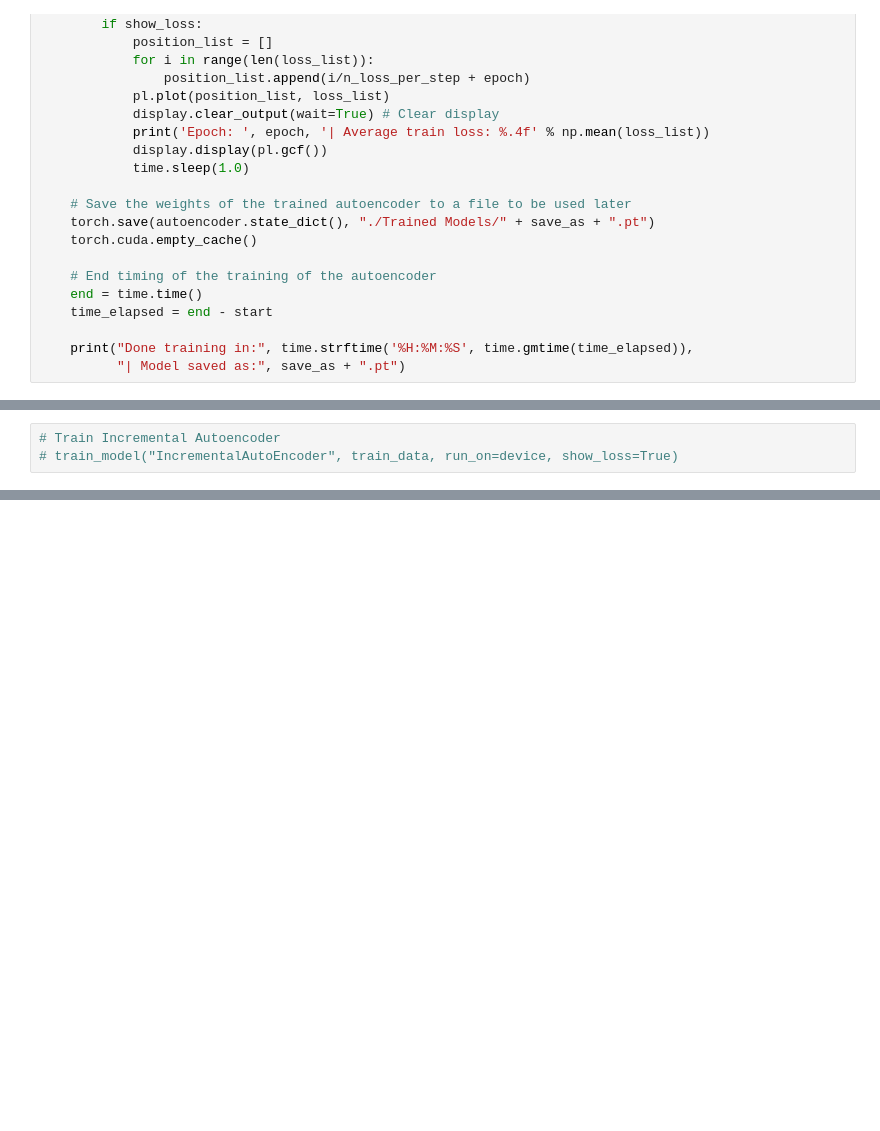
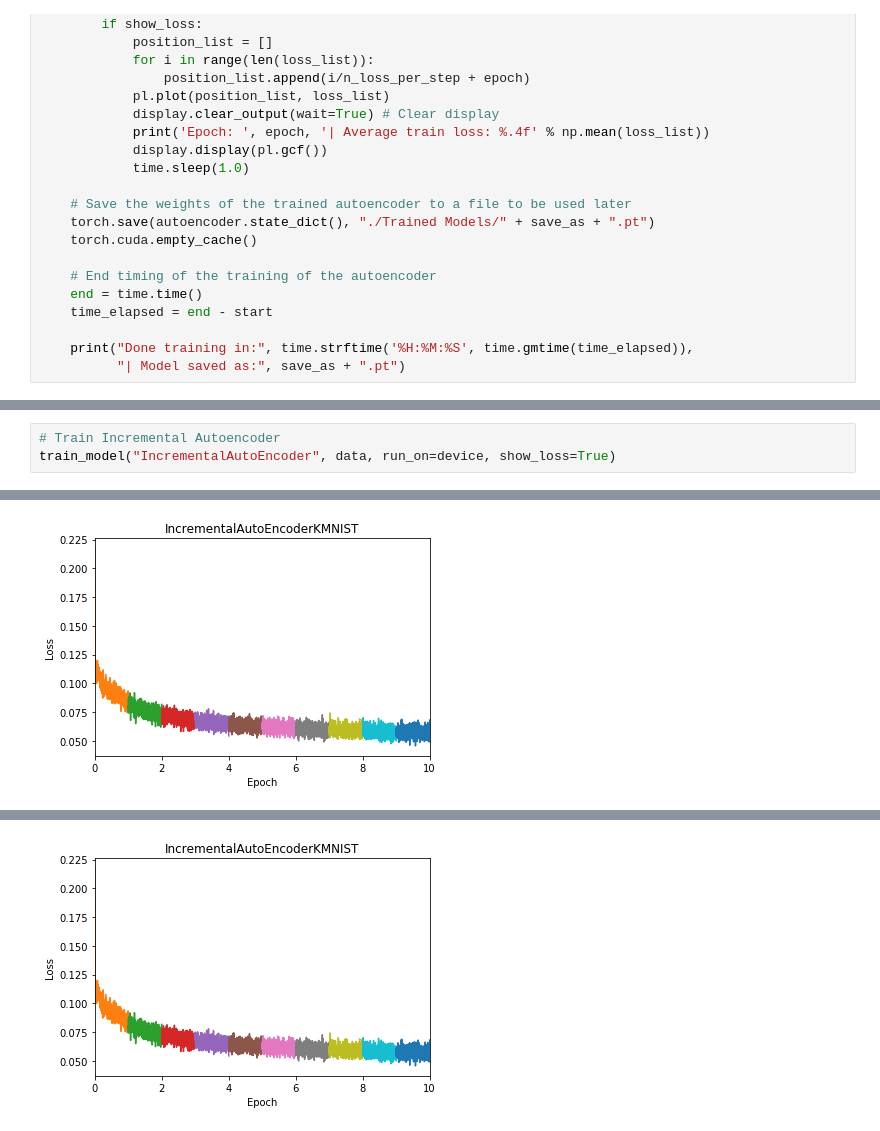
Before and after one commit to stefanklut/neural-image-compression, a Jupyter notebook: Incremental Autoencoder (Stefan)/Training Model.ipynb, the cells around one changed output, grey strips where cells are left out. Saved outputs shown, nothing was run; the diff lists cells and outputs as text; blank space fills up the shorter version.

```diff
--- a/Incremental Autoencoder (Stefan)/Training Model.ipynb
+++ b/Incremental Autoencoder (Stefan)/Training Model.ipynb
@@ -190,3 +194,4 @@ Epoch:  5 | train loss: 0.0594
 # %%
 # Train Incremental Autoencoder
-# train_model("IncrementalAutoEncoder", train_data, run_on=device, show_loss=True)
+train_model("IncrementalAutoEncoder", data, run_on=device, show_loss=True)
+# %% [output]
@@ -192,0 +199 @@ Epoch:  5 | train loss: 0.0594
+[figure, added]
@@ -192,0 +201 @@ Epoch:  5 | train loss: 0.0594
+[figure, added]
```
Also changed, not shown: parts of 5 cells of this notebook, 2 other files.
